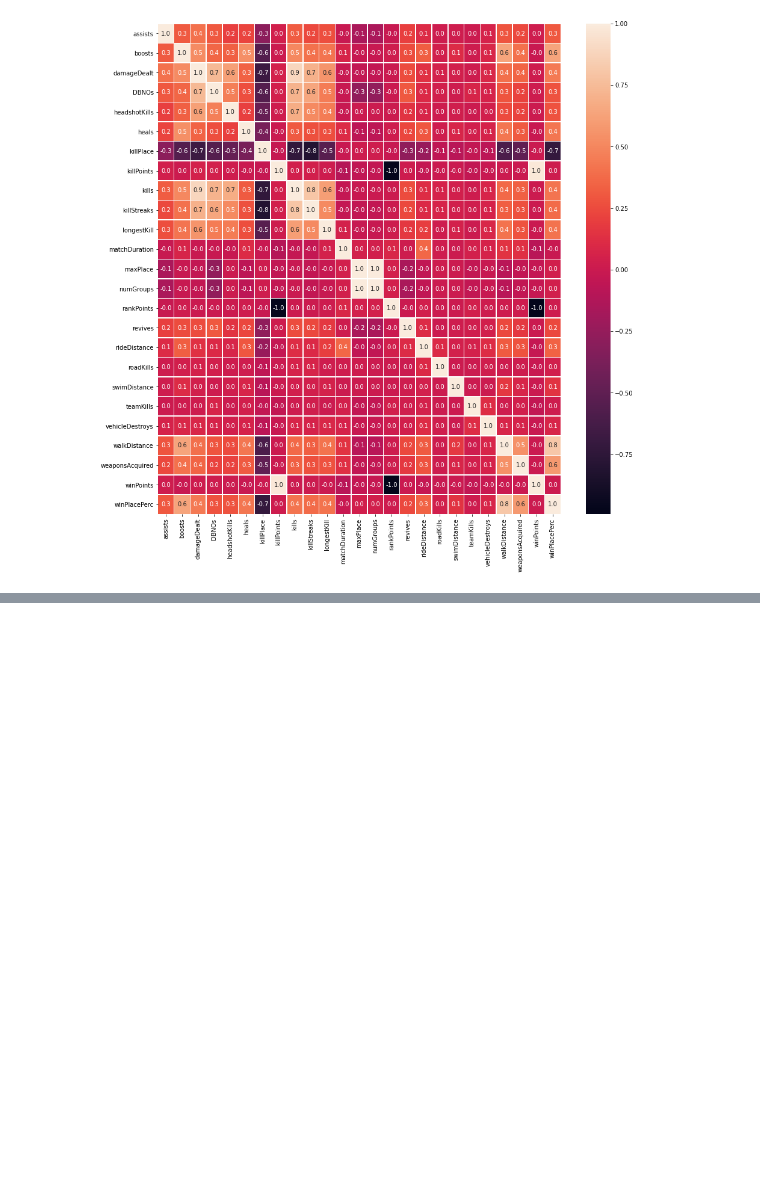
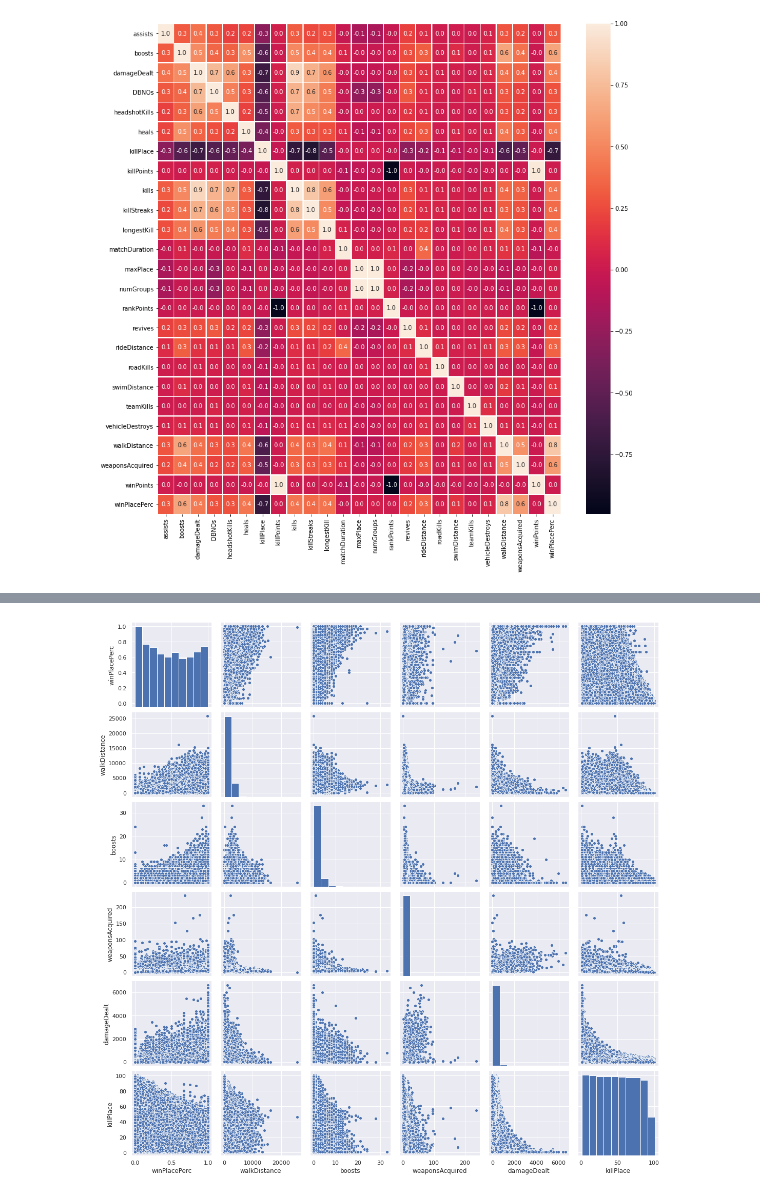
Before and after one commit to Shaheer-Imam/PUBG, a Jupyter notebook: PUBG_Analysis.ipynb, the cells around one changed output, grey strips where cells are left out. Saved outputs shown, nothing was run; the diff lists cells and outputs as text; code cells hidden in the pictures; blank space fills up the shorter version.

```diff
--- a/PUBG_Analysis.ipynb
+++ b/PUBG_Analysis.ipynb
@@ -340,0 +351,7 @@ plt.show()
+# %%
+sns.set()
+cols = ['winPlacePerc', 'walkDistance', 'boosts', 'weaponsAcquired', 'damageDealt', 'killPlace']
+sns.pairplot(train[cols], size = 2.5)
+plt.show()
+# %% [output]
+[figure, added]
```
Also changed, not shown: parts of 13 cells of this notebook.
